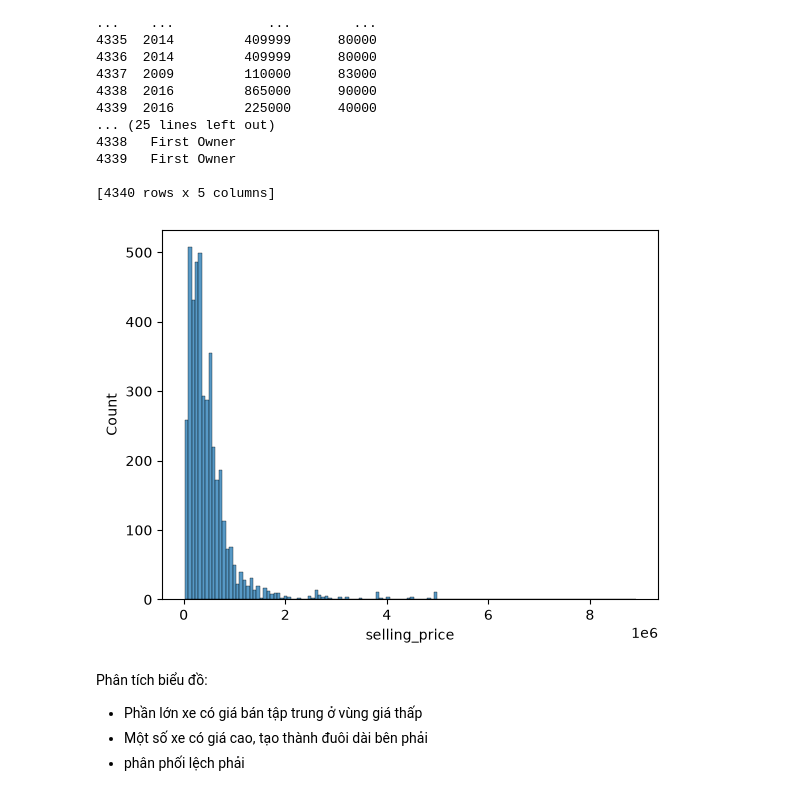
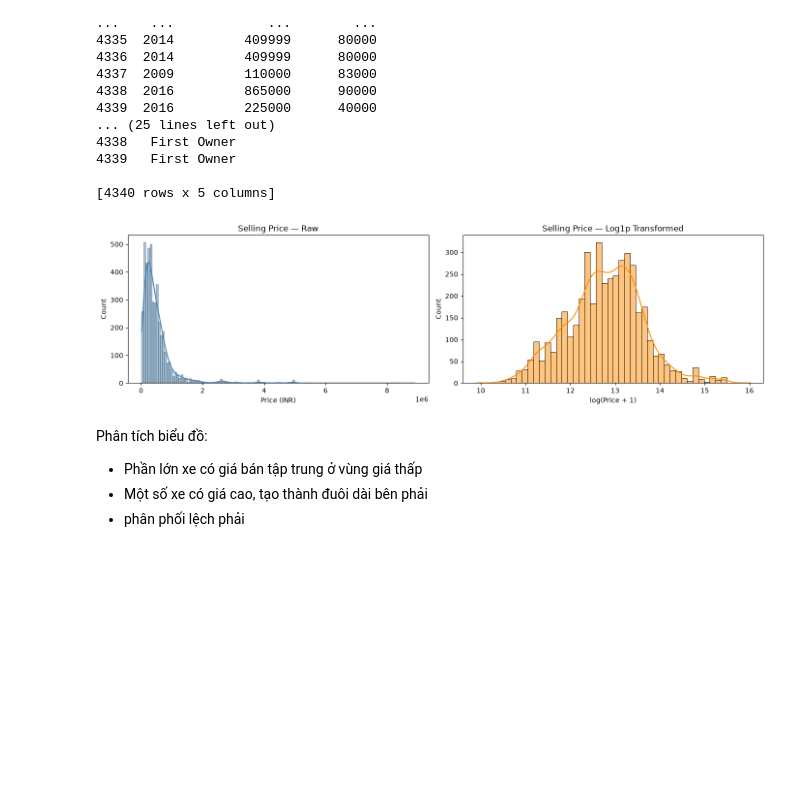
Before and after one commit to HaiDang193/Salary-Prediction, a Jupyter notebook: notebooks/02_eda.ipynb, the cells around one changed output. Drawn from its saved outputs; the diff is of its cells as text; code cells hidden in the pictures; blank space fills up the shorter version.

Commit message:
Sync main with data

```diff
--- a/notebooks/02_eda.ipynb
+++ b/notebooks/02_eda.ipynb
@@ -44,10 +63,22 @@ numerical_columns:        year  selling_price  km_driven
 
 [4340 rows x 5 columns]
 # %%
-sns.histplot(data=df,x= "selling_price")
+# Target Distribution
+# selling_price is right-skewed; log-transform gives a more normal distribution
+fig, axes = plt.subplots(1, 2, figsize=(14, 4))
+
+sns.histplot(df['selling_price'], kde=True, ax=axes[0], color='steelblue')
+axes[0].set_title('Selling Price — Raw')
+axes[0].set_xlabel('Price (INR)')
+
+sns.histplot(np.log1p(df['selling_price']), kde=True, ax=axes[1], color='darkorange')
+axes[1].set_title('Selling Price — Log1p Transformed')
+axes[1].set_xlabel('log(Price + 1)')
+
+plt.tight_layout()
 plt.show()
 # %% [output]
-[figure, old version]
+[figure, new version]
 # %% [markdown]
 Phân tích biểu đồ:
 - Phần lớn xe có giá bán tập trung ở vùng giá thấp
```
Also changed, not shown: parts of 3 cells of this notebook, 2 other files.
